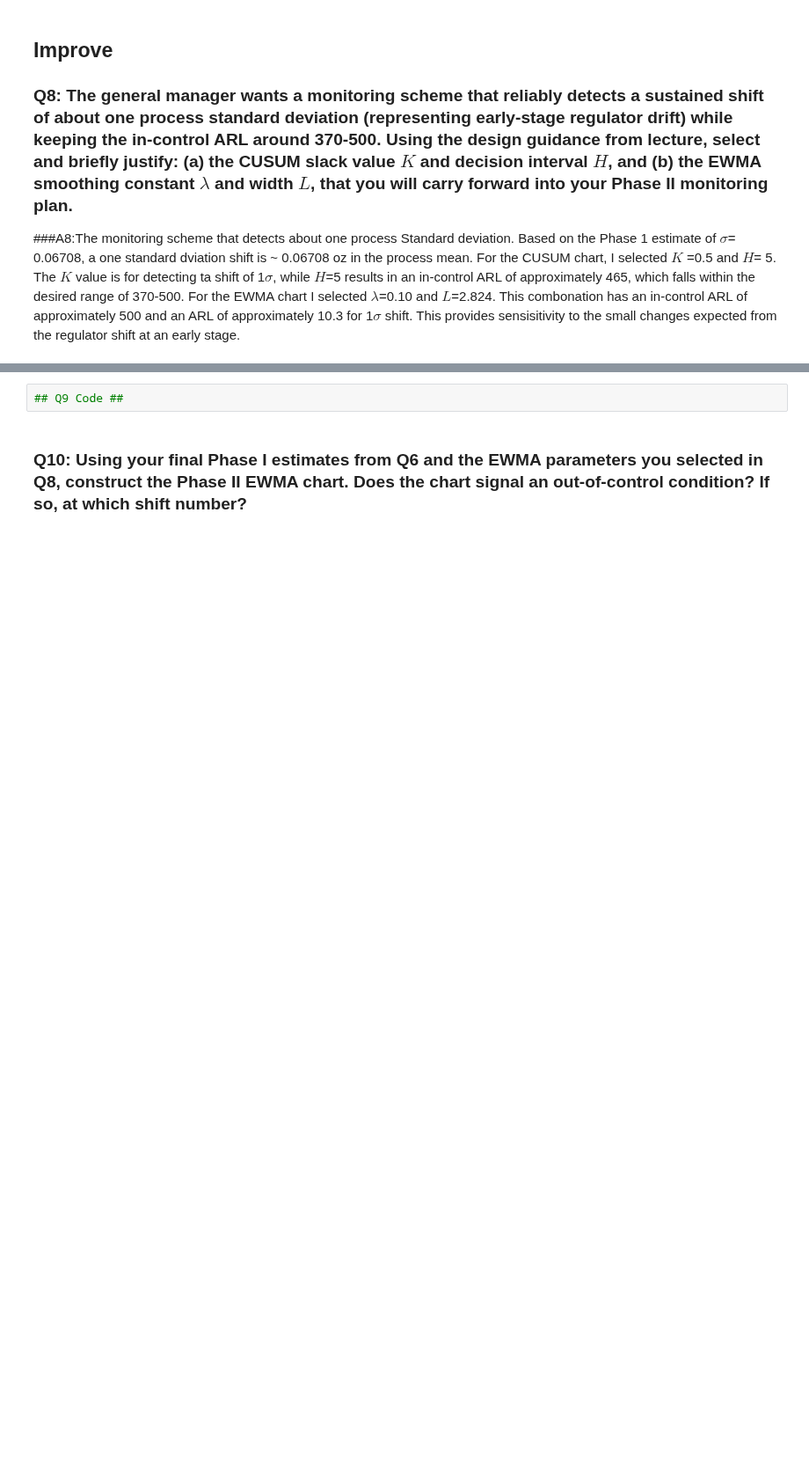
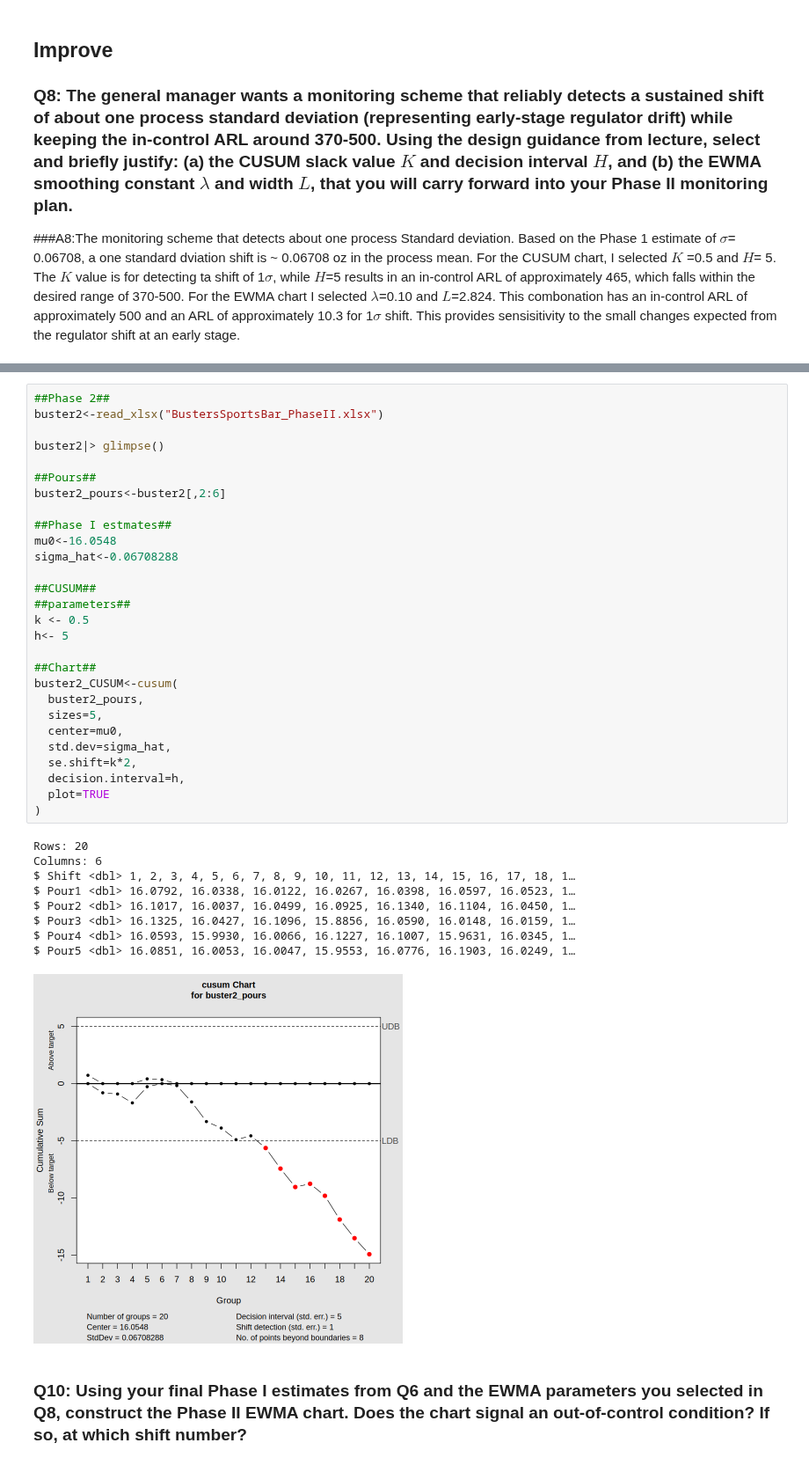
Before and after one commit to garrettspringsted/STAT-7110-Quality-Control, a Jupyter notebook: Assignments/HW2/STAT-7110-HW2.ipynb, the cells around one changed output, grey strips where cells are left out. Shown at 88% size. Cells and saved outputs as stored; diff of their text form; blank space fills up the shorter version.

```diff
--- a/Assignments/HW2/STAT-7110-HW2.ipynb
+++ b/Assignments/HW2/STAT-7110-HW2.ipynb
@@ -272,5 +274,41 @@ Exp>USL 1.5%     Obs>USL 2.6%
 # %%
-## Q9 Code ##
+##Phase 2##
+buster2<-read_xlsx("BustersSportsBar_PhaseII.xlsx")
+
+buster2|> glimpse()
+
+##Pours##
+buster2_pours<-buster2[,2:6]
+
+##Phase I estmates##
+mu0<-16.0548
+sigma_hat<-0.06708288
+
+##CUSUM##
+##parameters##
+k <- 0.5
+h<- 5
+
+##Chart##
+buster2_CUSUM<-cusum(
+  buster2_pours,
+  sizes=5,
+  center=mu0,
+  std.dev=sigma_hat,
+  se.shift=k*2,
+  decision.interval=h,
+  plot=TRUE
+)
+# %% [output]
+Rows: 20
+Columns: 6
+$ Shift <dbl> 1, 2, 3, 4, 5, 6, 7, 8, 9, 10, 11, 12, 13, 14, 15, 16, 17, 18, 1…
+$ Pour1 <dbl> 16.0792, 16.0338, 16.0122, 16.0267, 16.0398, 16.0597, 16.0523, 1…
+$ Pour2 <dbl> 16.1017, 16.0037, 16.0499, 16.0925, 16.1340, 16.1104, 16.0450, 1…
+$ Pour3 <dbl> 16.1325, 16.0427, 16.1096, 15.8856, 16.0590, 16.0148, 16.0159, 1…
+$ Pour4 <dbl> 16.0593, 15.9930, 16.0066, 16.1227, 16.1007, 15.9631, 16.0345, 1…
+$ Pour5 <dbl> 16.0851, 16.0053, 16.0047, 15.9553, 16.0776, 16.1903, 16.0249, 1…
+[figure, added]
 # %% [markdown]
 ### Q10: Using your final Phase I estimates from Q6 and the EWMA parameters you selected in Q8, construct the Phase II EWMA chart. Does the chart signal an out-of-control condition? If so, at which shift number?
 # %%
```
Also changed, not shown: parts of 1 cell of this notebook.
